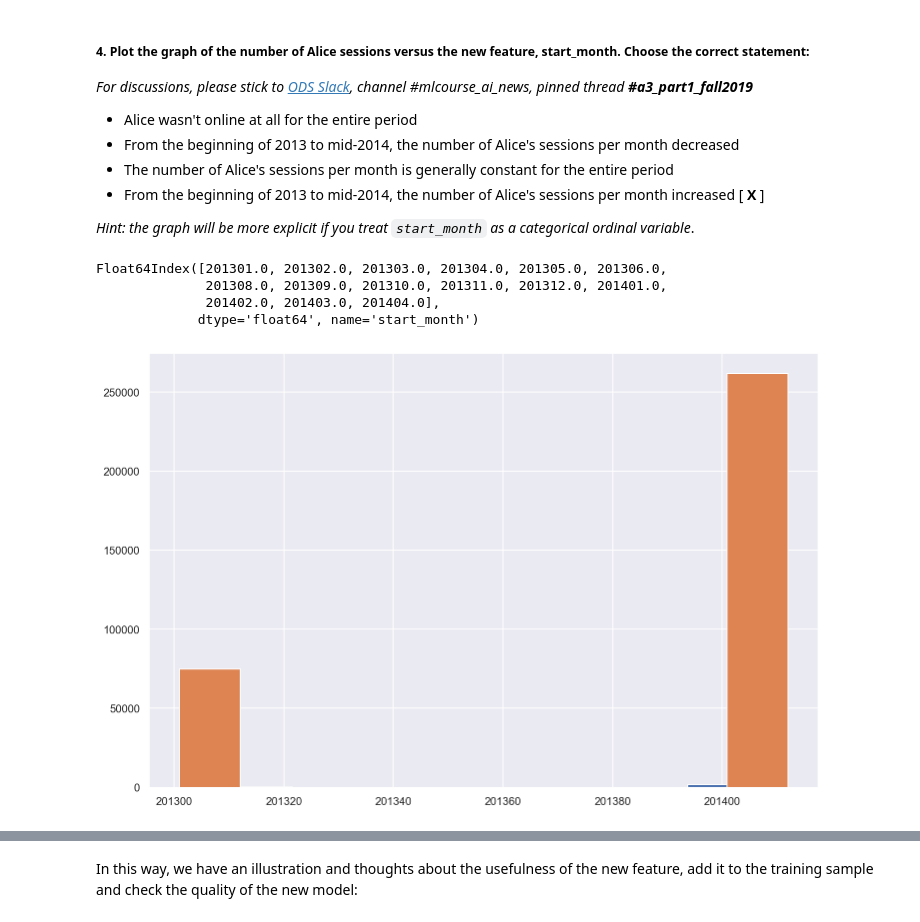
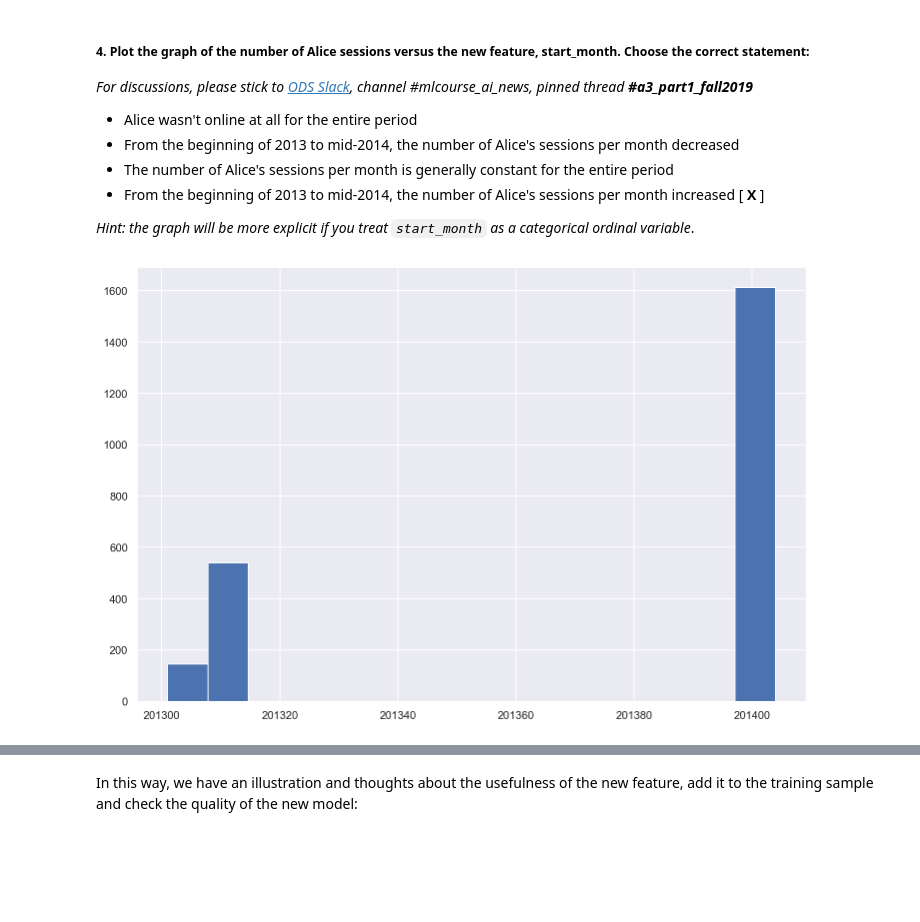
Before and after one commit to koolvn/mlcourse.ai, a Jupyter notebook: jupyter_english/assignments_fall2019/assignment3_part1_alice_logistic_regression.ipynb, the cells around one changed output, grey strips where cells are left out. Saved outputs shown, nothing was run; the diff lists cells and outputs as text; code cells hidden in the pictures; blank space fills up the shorter version.

```diff
--- a/jupyter_english/assignments_fall2019/assignment3_part1_alice_logistic_regression.ipynb
+++ b/jupyter_english/assignments_fall2019/assignment3_part1_alice_logistic_regression.ipynb
@@ -448,22 +448,14 @@ full_new_feat['start_month'] = full_df['time1'].apply(lambda ts:
 - From the beginning of 2013 to mid-2014, the number of Alice's sessions per month increased [ **X** ]
 
 *Hint: the graph will be more explicit if you treat `start_month` as a categorical ordinal variable*.
-# %%
-alice_activity.reset_index().groupby(['start_month']).count().rename(columns={'session_id':'session_count'}).index
-# %% [output]
-Float64Index([201301.0, 201302.0, 201303.0, 201304.0, 201305.0, 201306.0,
-              201308.0, 201309.0, 201310.0, 201311.0, 201312.0, 201401.0,
-              201402.0, 201403.0, 201404.0],
-             dtype='float64', name='start_month')
 # %%
 # You code here
 from pandas.api.types import CategoricalDtype
 cat_type = CategoricalDtype(categories=[201301.0, 201302.0, 201303.0, 201304.0, 201305.0, 201306.0,
               201308.0, 201309.0, 201310.0, 201311.0, 201312.0, 201401.0,
               201402.0, 201403.0, 201404.0], ordered=True)
 alice_activity = full_new_feat.iloc[train_df[train_df['target'] == 1].index].sort_values(by='start_month')['start_month'].astype(cat_type)
 plt.figure(figsize=(12,8))
-plt.hist(alice_activity);
-plt.hist(full_new_feat['start_month']);
+plt.hist(alice_activity, bins=15);
 # %% [output]
-[figure, old version]
+[figure, new version]
```
Also changed, not shown: parts of 27 cells of this notebook.
